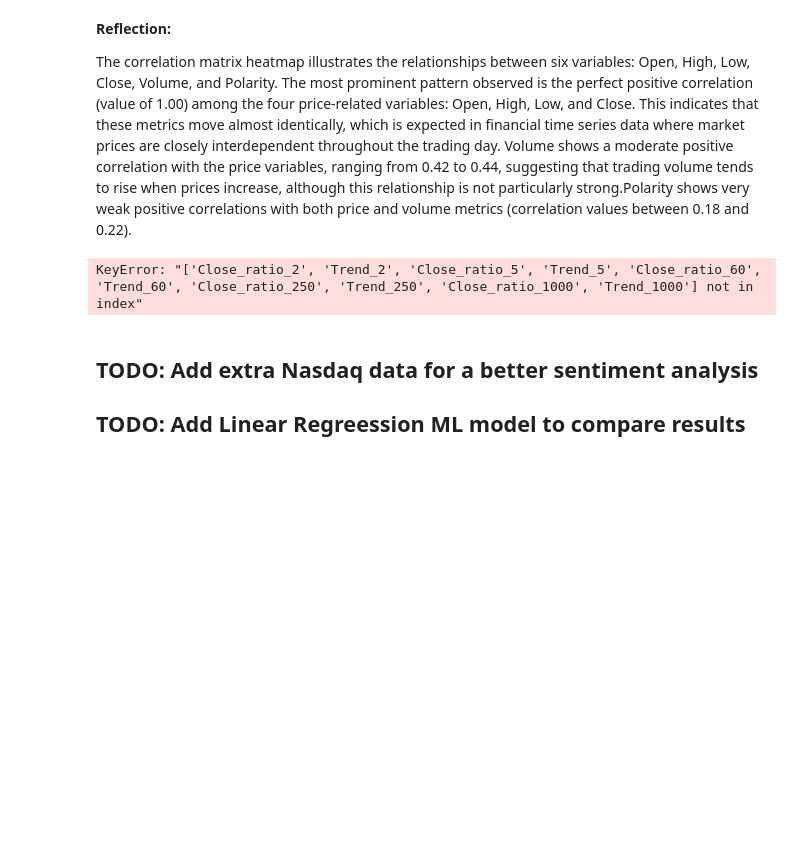
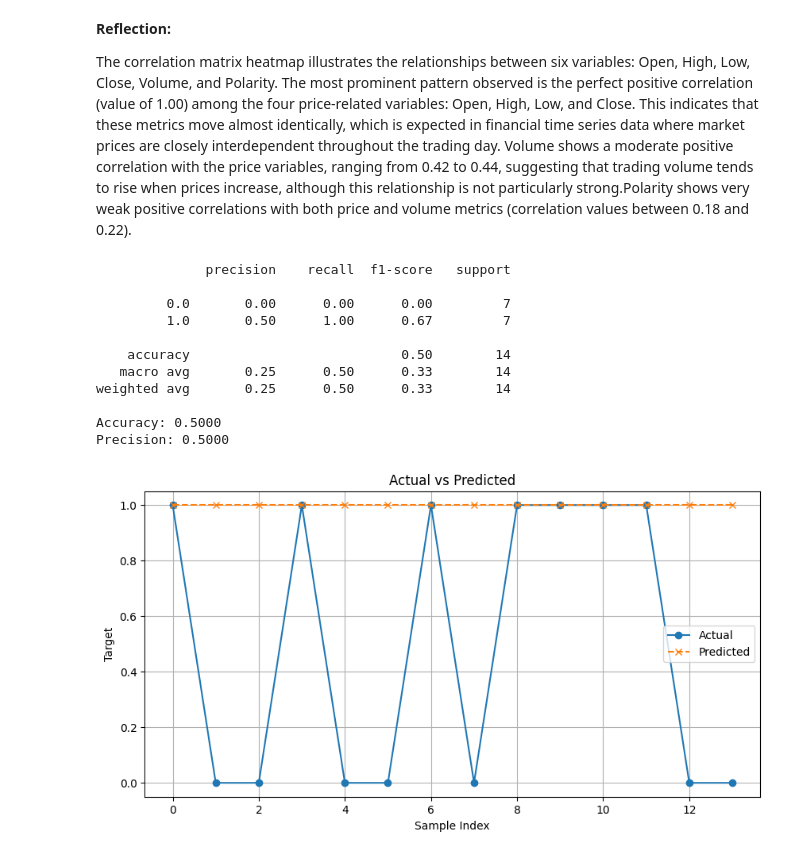
Before and after one commit to Crusoe22/Moss_ML_Capstone, a Jupyter notebook: main.ipynb, the cells around one changed output. Drawn from its saved outputs; the diff is of its cells as text; code cells hidden in the pictures; blank space fills up the shorter version.

```diff
--- a/main.ipynb
+++ b/main.ipynb
@@ -873,7 +853,7 @@ from sklearn.metrics import accuracy_score, precision_score
 import matplotlib.pyplot as plt
 
 # Ensure data is sorted by time
-combined = combined.sort_index()
+combined = com2.sort_index()
 
 # Make sure "Polarity" is in your predictors list
 if "Polarity" not in new_predictors:
@@ -887,32 +867,44 @@ y = combined[target]
 
 # Manual train/test split
 train_size = 56  # or len(X) - 15
 X_train, X_test = X.iloc[:train_size], X.iloc[train_size:]
 y_train, y_test = y.iloc[:train_size], y.iloc[train_size:]
 
 # Initialize model
-model = RandomForestClassifier(n_estimators=5, min_samples_split=15, random_state=1)
+model = RandomForestClassifier(n_estimators=50, min_samples_split=5, random_state=1)
 
 # Train and predict
 model.fit(X_train, y_train)
 preds = model.predict(X_test)
 
 # Evaluate
 acc = accuracy_score(y_test, preds)
 prec = precision_score(y_test, preds, zero_division=0)
 
+print(classification_report(y_test, preds, zero_division=0))
 print(f"Accuracy: {acc:.4f}")
 print(f"Precision: {prec:.4f}")
 
 # Optional: Plot predicted vs actual
 plt.figure(figsize=(10, 5))
 plt.plot(y_test.values, label="Actual", marker="o")
 plt.plot(preds, label="Predicted", marker="x", linestyle="--")
 plt.title("Actual vs Predicted")
 plt.xlabel("Sample Index")
 plt.ylabel("Target")
 plt.legend()
 plt.grid(True)
 plt.show()
 # %% [output]
-KeyError: "['Close_ratio_2', 'Trend_2', 'Close_ratio_5', 'Trend_5', 'Close_ratio_60', 'Trend_60', 'Close_ratio_250', 'Trend_250', 'Close_ratio_1000', 'Trend_1000'] not in index"
+              precision    recall  f1-score   support
+
+         0.0       0.00      0.00      0.00         7
+         1.0       0.50      1.00      0.67         7
+
+    accuracy                           0.50        14
+   macro avg       0.25      0.50      0.33        14
+weighted avg       0.25      0.50      0.33        14
+
+Accuracy: 0.5000
+Precision: 0.5000
+[figure, added]
@@ -977,3 +910,0 @@ plt.show()
-# %% [markdown]
-## TODO: Add extra Nasdaq data for a better sentiment analysis
-## TODO: Add Linear Regreession ML model to compare results
```
Also changed, not shown: parts of 23 cells of this notebook, 2 other files.
